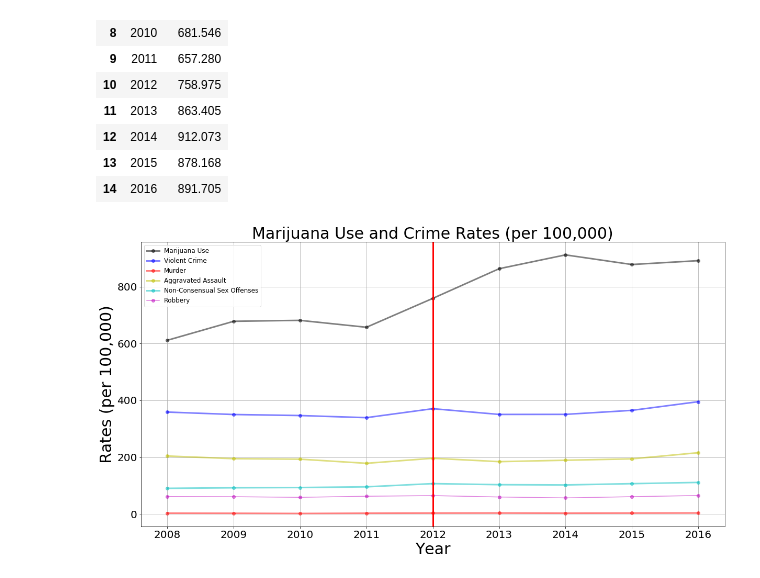
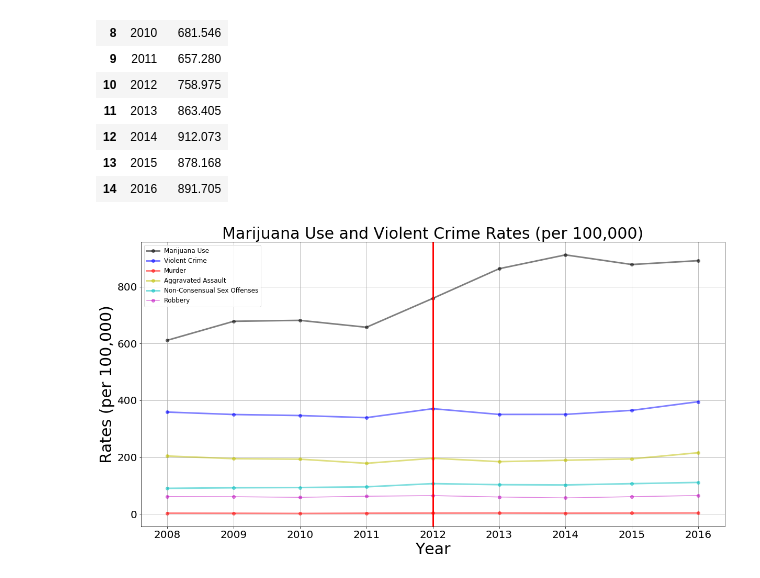
Before and after one commit to zdsteele/Project_1, a Jupyter notebook: Firestone/Violent Crimes.ipynb, the cells around one changed output. Saved outputs shown, nothing was run; the diff lists cells and outputs as text; code cells hidden in the pictures.

```diff
--- a/Firestone/Violent Crimes.ipynb
+++ b/Firestone/Violent Crimes.ipynb
@@ -310,25 +310,28 @@ marijuanaByYear
 # %%
 plt.rcParams["figure.figsize"] = [20,10]
 
 plt.plot(marijuanaByYear['Year'],marijuanaByYear['Estimate'],'ko-',linewidth='3',alpha=.5,label='Marijuana Use')
 plt.plot(crimeperrate['Year'],crimeperrate['Violent Crime'],'bo-',linewidth='3',alpha=.5,label='Violent Crime')
 plt.plot(crimeperrate['Year'],crimeperrate['Murder'],'ro-',linewidth='3',alpha=.5,label='Murder')
 plt.plot(crimeperrate['Year'],crimeperrate['Aggravated Assault'],'yo-',linewidth='3',alpha=.5,
          label='Aggravated Assault')
 plt.plot(crimeperrate['Year'],crimeperrate['Non-Consensual Sex Offenses'],'co-',linewidth='3',alpha=.5,
          label='Non-Consensual Sex Offenses')
 plt.plot(crimeperrate['Year'],crimeperrate['Robbery'],'mo-',alpha=.5,label='Robbery')
 
 plt.axvline(x='2012',linewidth='3',color='r')
 plt.rc('xtick',labelsize=20)
 plt.rc('ytick',labelsize=20)
 
-plt.title('Marijuana Use and Crime Rates (per 100,000)',fontsize='30')
+plt.title('Marijuana Use and Violent Crime Rates (per 100,000)',fontsize='30')
 plt.xlabel('Year',fontsize='30')
 plt.ylabel('Rates (per 100,000)',fontsize='30')
 plt.legend(fontsize="large", loc="best")
 
 plt.grid()
+
+plt.savefig('../Final Graphs/Violent Crime Rates per 100,000.png')
+
 plt.show()
 # %% [output]
-[figure, old version]
+[figure, new version]
```
Also changed, not shown: 4 other files.
